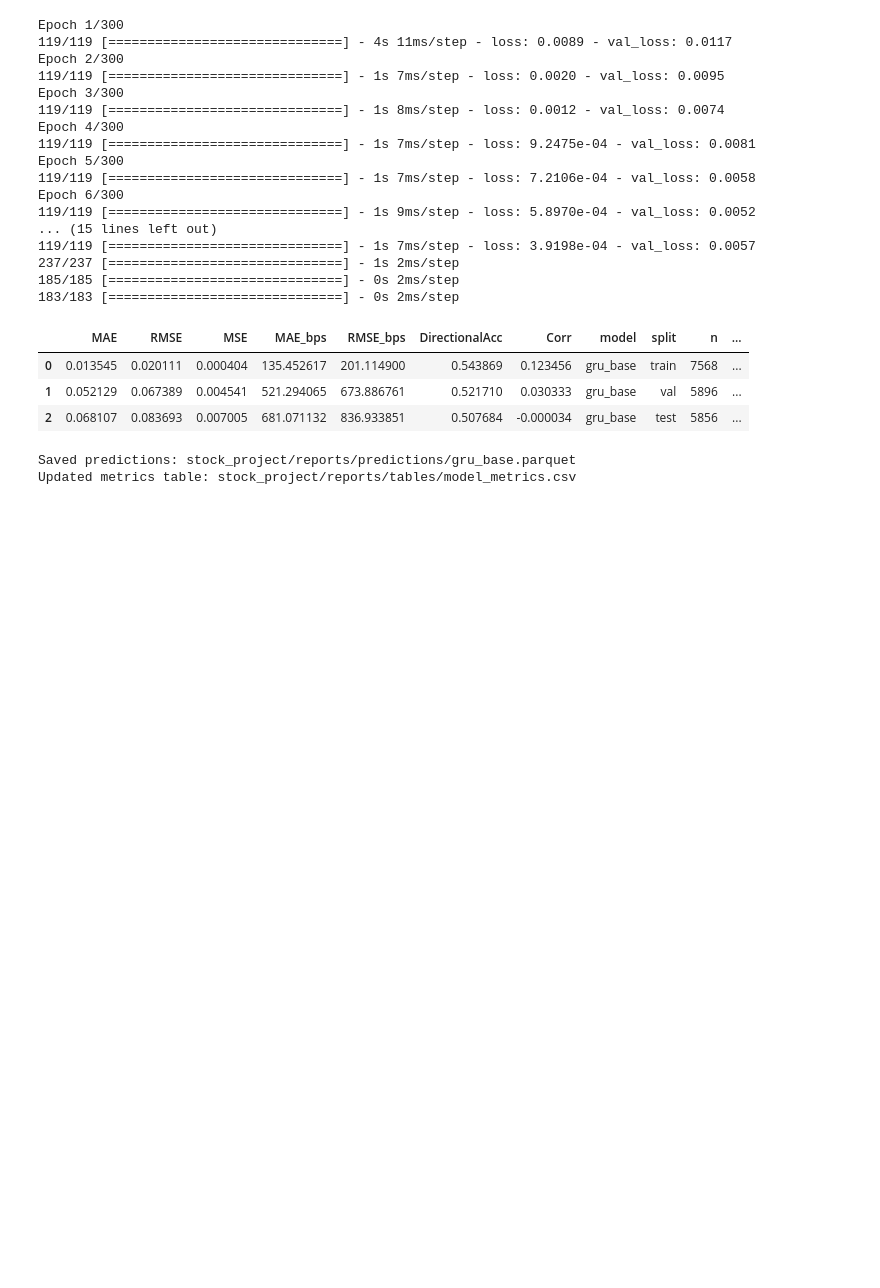
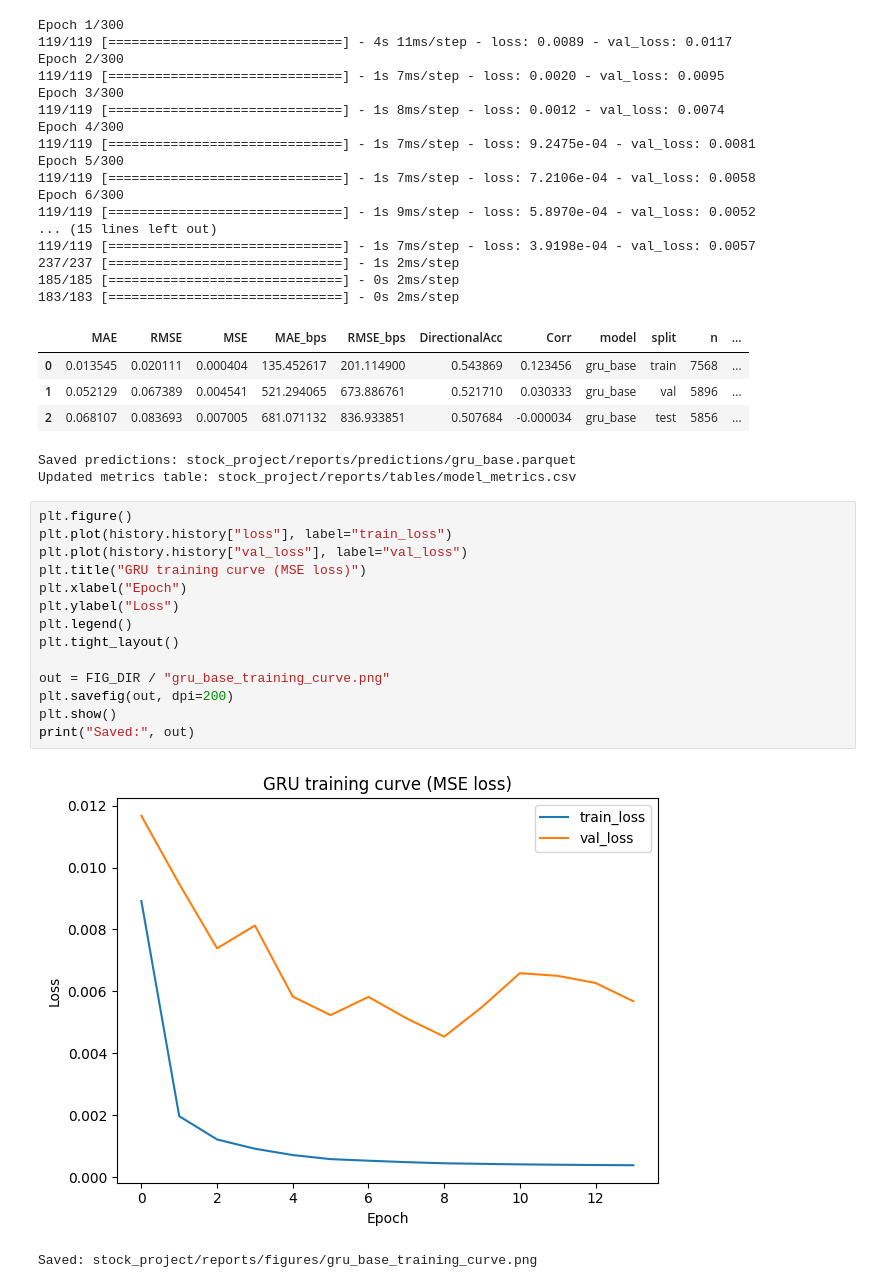
Before and after one commit to RichelCode/Final_Stock_Analysis, a Jupyter notebook: stock_market_final.ipynb, the cells around one changed output. Drawn from its saved outputs; the diff is of its cells as text; blank space fills up the shorter version.

```diff
--- a/stock_market_final.ipynb
+++ b/stock_market_final.ipynb
@@ -2512,3 +2512,20 @@ Epoch 6/300
 | 2 | 0.068107 | 0.083693 | 0.007005 | 681.071132 | 836.933851 | 0.507684 | -0.000034 | gru_base | test | 5856 | ... |
 Saved predictions: stock_project/reports/predictions/gru_base.parquet
 Updated metrics table: stock_project/reports/tables/model_metrics.csv
+# %%
+plt.figure()
+plt.plot(history.history["loss"], label="train_loss")
+plt.plot(history.history["val_loss"], label="val_loss")
+plt.title("GRU training curve (MSE loss)")
+plt.xlabel("Epoch")
+plt.ylabel("Loss")
+plt.legend()
+plt.tight_layout()
+
+out = FIG_DIR / "gru_base_training_curve.png"
+plt.savefig(out, dpi=200)
+plt.show()
+print("Saved:", out)
+# %% [output]
+[figure, added]
+Saved: stock_project/reports/figures/gru_base_training_curve.png
```
Also changed, not shown: parts of 2 cells of this notebook, 3 other files.
